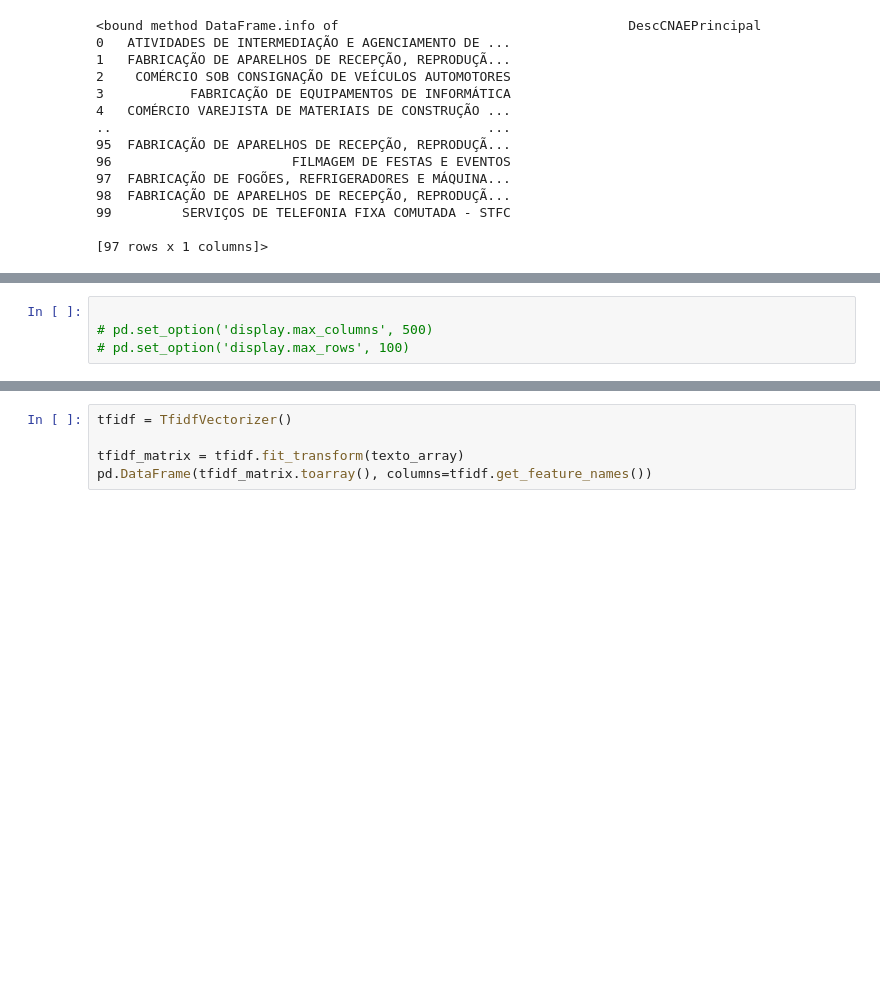
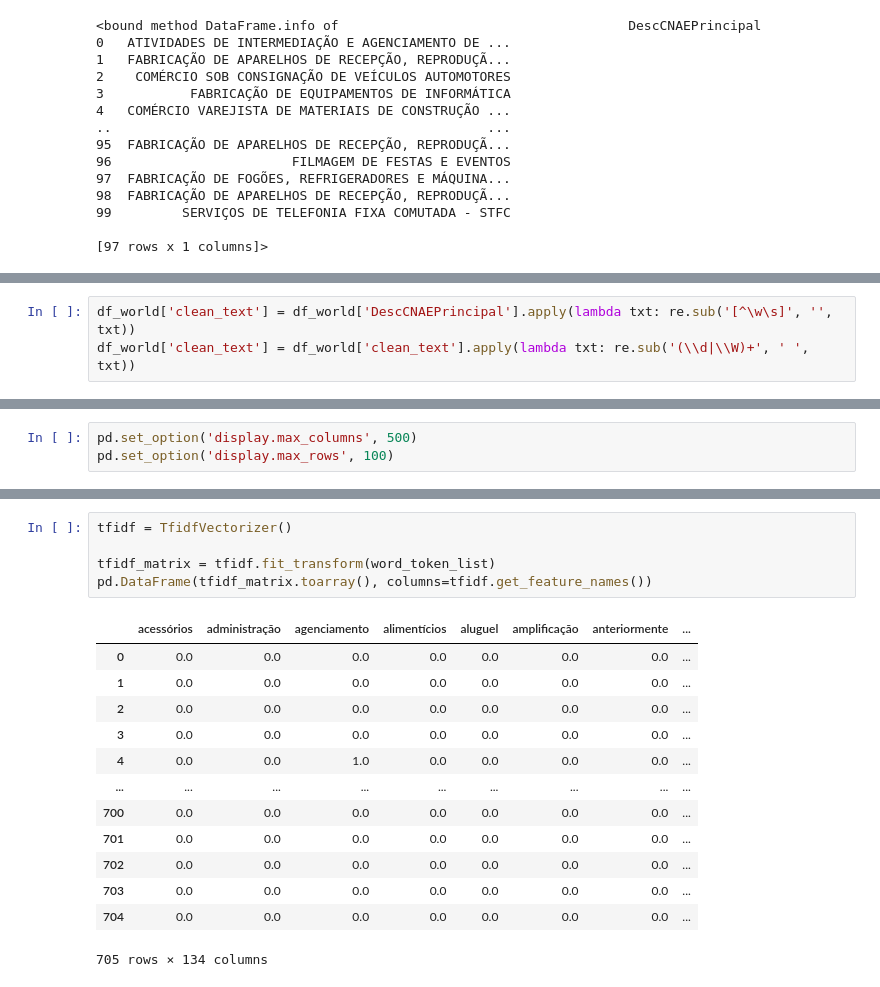
Before and after one commit to jeanthecreator/Analise-de-Dados2, a Jupyter notebook: Entrega.ipynb, the cells around one changed output, grey strips where cells are left out. Drawn from its saved outputs; the diff is of its cells as text; blank space fills up the shorter version.

```diff
--- a/Entrega.ipynb
+++ b/Entrega.ipynb
@@ -1104,0 +164,3 @@ print(len(set(word_tokenize(texto_limpo2))))
+# %%
+df_world['clean_text'] = df_world['DescCNAEPrincipal'].apply(lambda txt: re.sub('[^\w\s]', '', txt))
+df_world['clean_text'] = df_world['clean_text'].apply(lambda txt: re.sub('(\\d|\\W)+', ' ', txt))
@@ -1109,5 +256,4 @@ print(len(set(word_tokenize(texto_limpo2))))
 # %%
-
-# pd.set_option('display.max_columns', 500)
-# pd.set_option('display.max_rows', 100)
+pd.set_option('display.max_columns', 500)
+pd.set_option('display.max_rows', 100)
 # %%
@@ -1115,5 +273,19 @@ pd.DataFrame(X.toarray(), columns=vectorizer.get_feature_names())
 # %%
 tfidf = TfidfVectorizer()
 
-tfidf_matrix = tfidf.fit_transform(texto_array)
+tfidf_matrix = tfidf.fit_transform(word_token_list)
 pd.DataFrame(tfidf_matrix.toarray(), columns=tfidf.get_feature_names())
+# %% [output]
+|  | acessórios | administração | agenciamento | alimentícios | aluguel | amplificação | anteriormente | ... |
+| 0 | 0.0 | 0.0 | 0.0 | 0.0 | 0.0 | 0.0 | 0.0 | ... |
+| 1 | 0.0 | 0.0 | 0.0 | 0.0 | 0.0 | 0.0 | 0.0 | ... |
+| 2 | 0.0 | 0.0 | 0.0 | 0.0 | 0.0 | 0.0 | 0.0 | ... |
+| 3 | 0.0 | 0.0 | 0.0 | 0.0 | 0.0 | 0.0 | 0.0 | ... |
+| 4 | 0.0 | 0.0 | 1.0 | 0.0 | 0.0 | 0.0 | 0.0 | ... |
+| ... | ... | ... | ... | ... | ... | ... | ... | ... |
+| 700 | 0.0 | 0.0 | 0.0 | 0.0 | 0.0 | 0.0 | 0.0 | ... |
+| 701 | 0.0 | 0.0 | 0.0 | 0.0 | 0.0 | 0.0 | 0.0 | ... |
+| 702 | 0.0 | 0.0 | 0.0 | 0.0 | 0.0 | 0.0 | 0.0 | ... |
+| 703 | 0.0 | 0.0 | 0.0 | 0.0 | 0.0 | 0.0 | 0.0 | ... |
+| 704 | 0.0 | 0.0 | 0.0 | 0.0 | 0.0 | 0.0 | 0.0 | ... |
+705 rows × 134 columns
```
Also changed, not shown: parts of 23 cells of this notebook, 1 other file.
